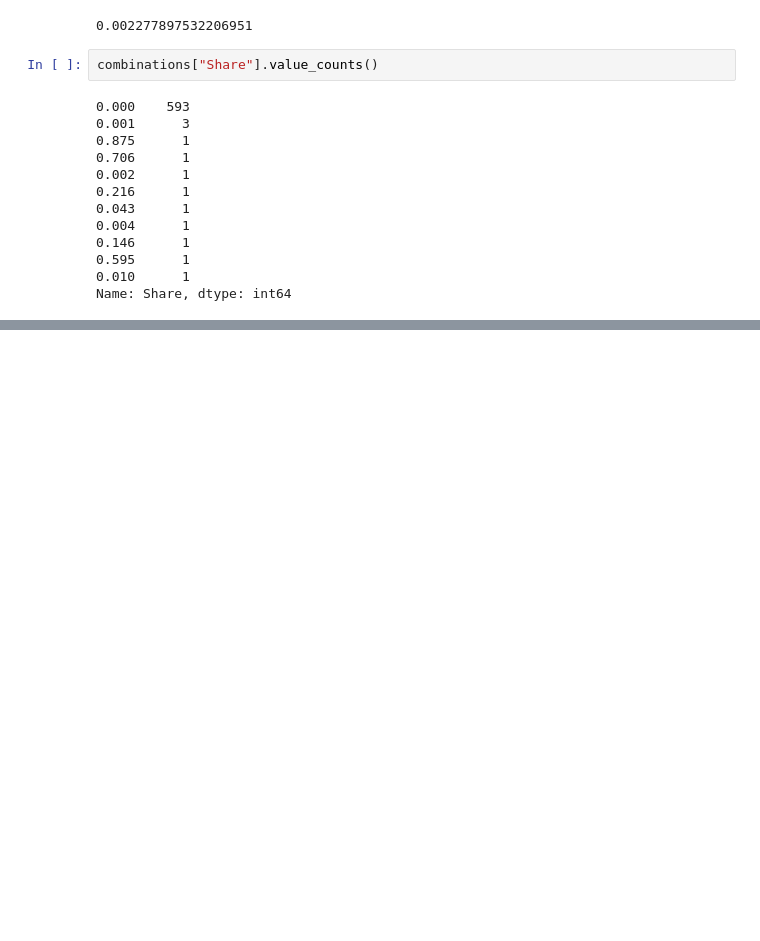
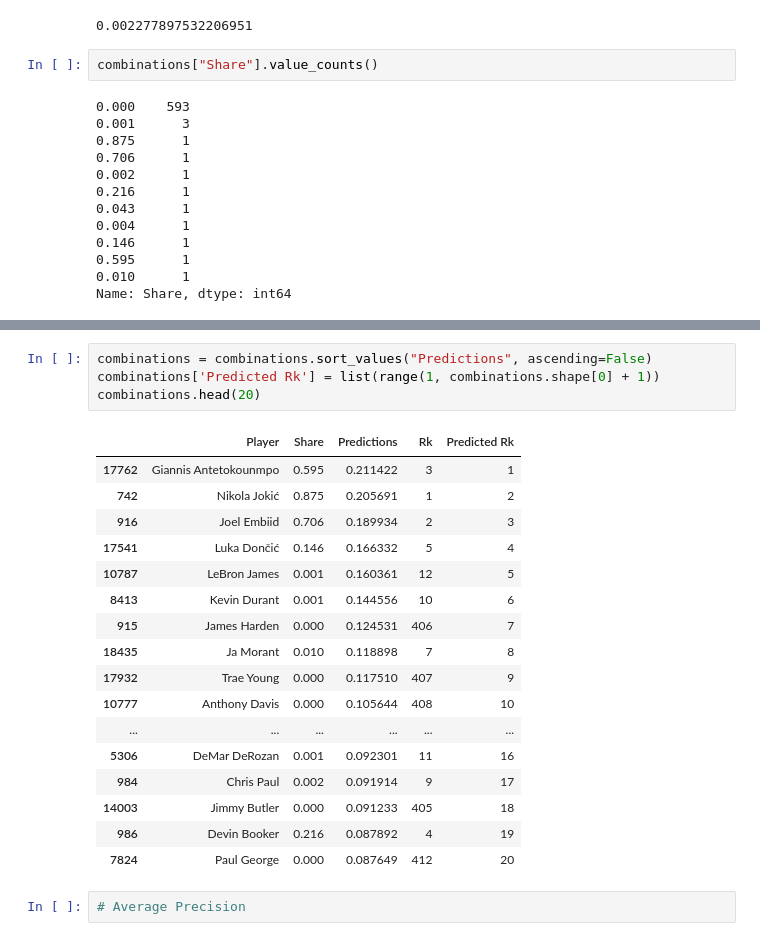
Before and after one commit to param10/NBa_MVP_Prediction, a Jupyter notebook: machineLearning.ipynb, the cells around one changed output, grey strips where cells are left out. Drawn from its saved outputs; the diff is of its cells as text; blank space fills up the shorter version.

```diff
--- a/machineLearning.ipynb
+++ b/machineLearning.ipynb
@@ -106,0 +129,24 @@ Name: Share, dtype: int64
+# %%
+combinations = combinations.sort_values("Predictions", ascending=False)
+combinations['Predicted Rk'] = list(range(1, combinations.shape[0] + 1))
+combinations.head(20)
+# %% [output]
+|  | Player | Share | Predictions | Rk | Predicted Rk |
+| 17762 | Giannis Antetokounmpo | 0.595 | 0.211422 | 3 | 1 |
+| 742 | Nikola Jokić | 0.875 | 0.205691 | 1 | 2 |
+| 916 | Joel Embiid | 0.706 | 0.189934 | 2 | 3 |
+| 17541 | Luka Dončić | 0.146 | 0.166332 | 5 | 4 |
+| 10787 | LeBron James | 0.001 | 0.160361 | 12 | 5 |
+| 8413 | Kevin Durant | 0.001 | 0.144556 | 10 | 6 |
+| 915 | James Harden | 0.000 | 0.124531 | 406 | 7 |
+| 18435 | Ja Morant | 0.010 | 0.118898 | 7 | 8 |
+| 17932 | Trae Young | 0.000 | 0.117510 | 407 | 9 |
+| 10777 | Anthony Davis | 0.000 | 0.105644 | 408 | 10 |
+| ... | ... | ... | ... | ... | ... |
+| 5306 | DeMar DeRozan | 0.001 | 0.092301 | 11 | 16 |
+| 984 | Chris Paul | 0.002 | 0.091914 | 9 | 17 |
+| 14003 | Jimmy Butler | 0.000 | 0.091233 | 405 | 18 |
+| 986 | Devin Booker | 0.216 | 0.087892 | 4 | 19 |
+| 7824 | Paul George | 0.000 | 0.087649 | 412 | 20 |
+# %%
+# Average Precision
```
Also changed, not shown: parts of 3 cells of this notebook.
